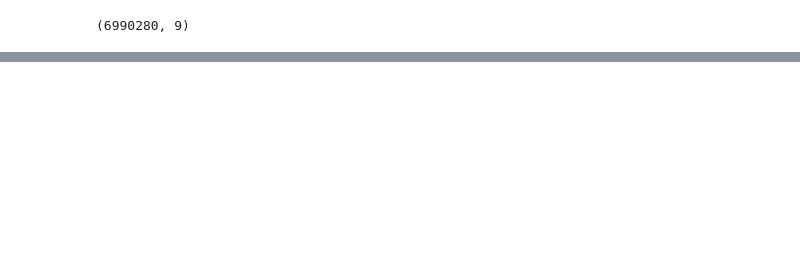
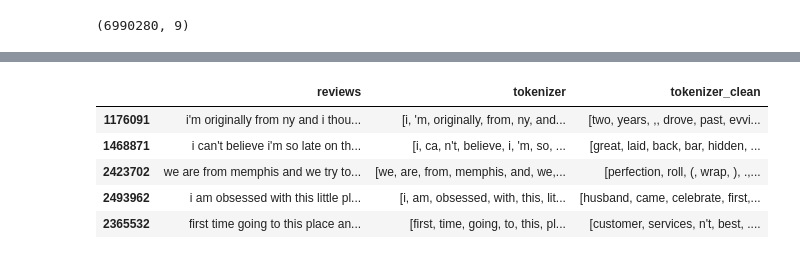
Before and after one commit to Dimasaur/scorecast, a Jupyter notebook: notebooks/notebook_gen_dima.ipynb, the cells around one changed output, grey strips where cells are left out. Cells and saved outputs as stored; diff of their text form; code cells hidden in the pictures; blank space fills up the shorter version.

```diff
--- a/notebooks/notebook_gen_dima.ipynb
+++ b/notebooks/notebook_gen_dima.ipynb
@@ -297,0 +155,3 @@ weighted_words = pd.DataFrame(tf_idf_vectorizer.fit_transform(vector_input).toar
+# %%
+df_review_pos = pd.DataFrame(reviews_list_strip_lower,columns=['reviews'])
+print(f'DF # of reviews check after strip-lower-punctuation preproc: {df_review_pos.shape[0]==df_review_fil_pos.shape[0]}')
@@ -297,0 +160,4 @@ weighted_words = pd.DataFrame(tf_idf_vectorizer.fit_transform(vector_input).toar
+# %%
+# sampling the
+df_pos_sample = df_review_pos.sample(1000000)
+df_pos_sample.head()
@@ -297,0 +196,9 @@ weighted_words = pd.DataFrame(tf_idf_vectorizer.fit_transform(vector_input).toar
+# %%
+df_pos_sample.head()
+# %% [output]
+|  | reviews | tokenizer | tokenizer_clean |
+| 1176091 | i'm originally from ny and i thou... | [i, 'm, originally, from, ny, and... | [two, years, ,, drove, past, evvi... |
+| 1468871 | i can't believe i'm so late on th... | [i, ca, n't, believe, i, 'm, so, ... | [great, laid, back, bar, hidden, ... |
+| 2423702 | we are from memphis and we try to... | [we, are, from, memphis, and, we,... | [perfection, roll, (, wrap, ), .,... |
+| 2493962 | i am obsessed with this little pl... | [i, am, obsessed, with, this, lit... | [husband, came, celebrate, first,... |
+| 2365532 | first time going to this place an... | [first, time, going, to, this, pl... | [customer, services, n't, best, .... |
```
Also changed, not shown: parts of 57 cells of this notebook.
